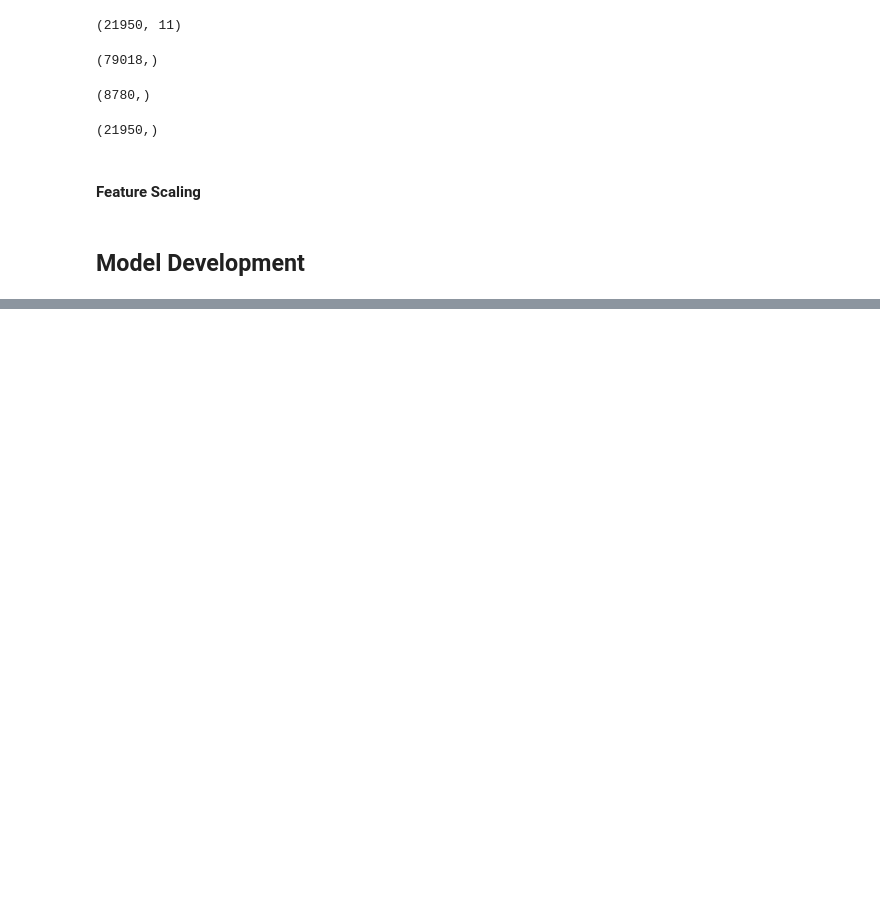
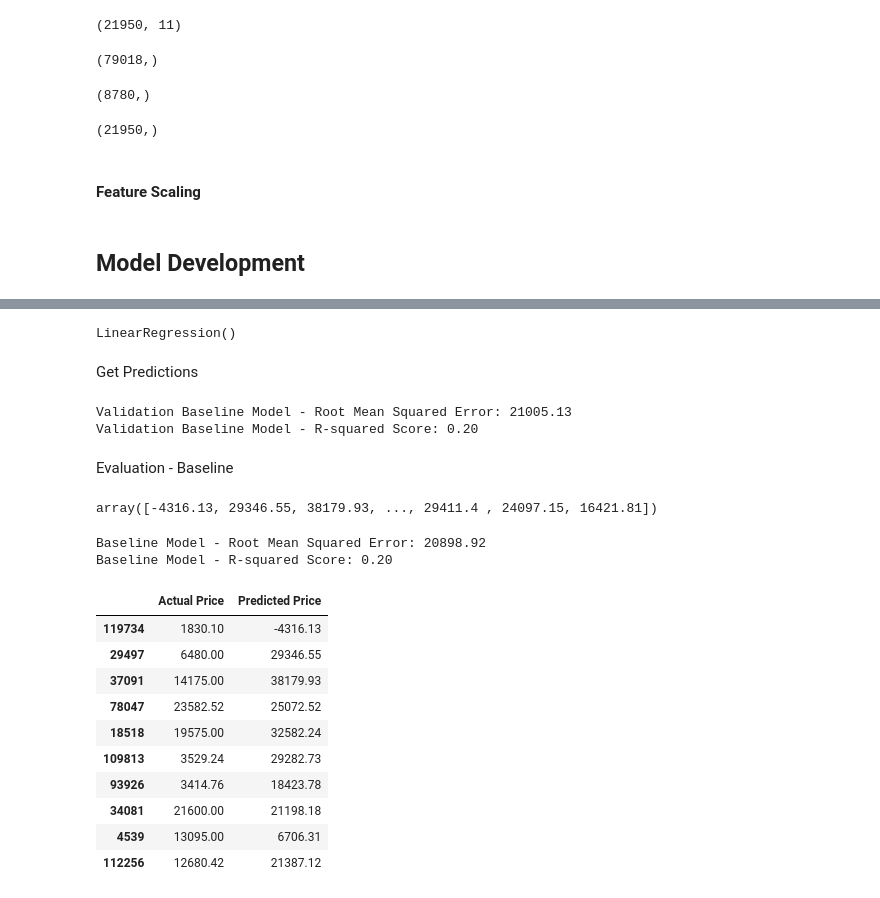
Before and after one commit to toobask/introtoAI1, a Jupyter notebook: notebook/IntroToAI_701_CourseWork_Amua_et_Tooba.ipynb, the cells around one changed output, grey strips where cells are left out. Cells and saved outputs as stored; diff of their text form; code cells hidden in the pictures; blank space fills up the shorter version.

```diff
--- a/notebook/IntroToAI_701_CourseWork_Amua_et_Tooba.ipynb
+++ b/notebook/IntroToAI_701_CourseWork_Amua_et_Tooba.ipynb
@@ -1135,0 +1138,72 @@ X_test = scaler.transform(X_test)
+# %%
+#initialize the baseline model
+baseline_model = LinearRegression()
+
+#train baseline
+baseline_model.fit(X_train, y_train)
+# %% [output]
+LinearRegression()
+# %% [markdown]
+Get Predictions
+# %%
+#get prediction on the validation set
+y_val_pred_bl = baseline_model.predict(X_val)
+
+#get mse
+mse_val_bl = mean_squared_error(y_val, y_val_pred_bl)
+
+#calculate rmse
+rmse_val_bl = np.sqrt(mse_val_bl)
+
+#get r2 score
+r2_val_bl = r2_score(y_val, y_val_pred_bl)
+
+#display scores
+print(f"Validation Baseline Model - Root Mean Squared Error: {rmse_val_bl:.2f}")
+print(f"Validation Baseline Model - R-squared Score: {r2_val_bl:.2f}")
+# %% [output]
+Validation Baseline Model - Root Mean Squared Error: 21005.13
+Validation Baseline Model - R-squared Score: 0.20
+# %% [markdown]
+Evaluation - Baseline
+# %%
+#get predictions on X_test
+y_test_pred_bl = baseline_model.predict(X_test)
+
+#round predictions to two decimal places
+y_test_pred_bl = np.round(y_test_pred_bl, 2)
+y_test_pred_bl
+# %% [output]
+array([-4316.13, 29346.55, 38179.93, ..., 29411.4 , 24097.15, 16421.81])
+# %%
+#get mse on y_test
+mse_baseline = mean_squared_error(y_test, y_test_pred_bl)
+
+#calculate rmse
+rmse_baseline = np.sqrt(mse_baseline)
+
+#get r2 score
+r2_baseline = r2_score(y_test, y_test_pred_bl)
+
+#display scores
+print(f"Baseline Model - Root Mean Squared Error: {rmse_baseline:.2f}")
+print(f"Baseline Model - R-squared Score: {r2_baseline:.2f}")
+# %% [output]
+Baseline Model - Root Mean Squared Error: 20898.92
+Baseline Model - R-squared Score: 0.20
+# %%
+#display actual price vs predicted price
+price_comparison_bl = pd.DataFrame({"Actual Price": y_test, "Predicted Price": y_test_pred_bl})
+price_comparison_bl.head(10)
+# %% [output]
+|  | Actual Price | Predicted Price |
+| 119734 | 1830.10 | -4316.13 |
+| 29497 | 6480.00 | 29346.55 |
+| 37091 | 14175.00 | 38179.93 |
+| 78047 | 23582.52 | 25072.52 |
+| 18518 | 19575.00 | 32582.24 |
+| 109813 | 3529.24 | 29282.73 |
+| 93926 | 3414.76 | 18423.78 |
+| 34081 | 21600.00 | 21198.18 |
+| 4539 | 13095.00 | 6706.31 |
+| 112256 | 12680.42 | 21387.12 |
```
Also changed, not shown: parts of 34 cells of this notebook.
